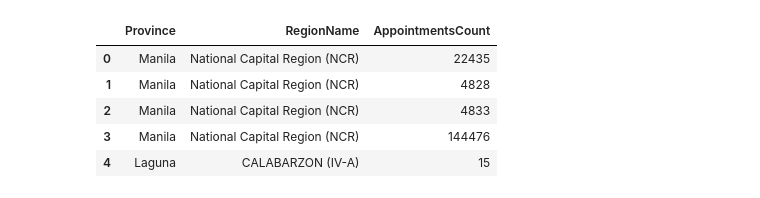
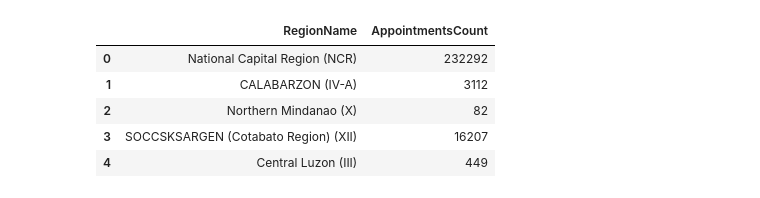
Before and after one commit to anaj00/STADVDB-MC01, a Jupyter notebook: operations/roll-up/rollup.ipynb, the cells around one changed output. Cells and saved outputs as stored; diff of their text form; code cells hidden in the pictures.

```diff
--- a/operations/roll-up/rollup.ipynb
+++ b/operations/roll-up/rollup.ipynb
@@ -50,24 +86,23 @@ plt.show()
 # %%
 query = '''
 SELECT
-    c.Province,
     c.RegionName,
     COUNT(a.apptid) AS AppointmentsCount
 FROM
     clinics c
 JOIN
     appointments a ON c.clinicid = a.clinicid
 GROUP BY
-    c.City, c.Province, c.RegionName;
+    c.RegionName;
 '''
 
-df = pd.read_sql(query, engine)
-df.head()
+region_count_df = pd.read_sql(query, engine)
+region_count_df.head()
 # %% [output]
-|  | Province | RegionName | AppointmentsCount |
-| 0 | Manila | National Capital Region (NCR) | 22435 |
-| 1 | Manila | National Capital Region (NCR) | 4828 |
-| 2 | Manila | National Capital Region (NCR) | 4833 |
-| 3 | Manila | National Capital Region (NCR) | 144476 |
-| 4 | Laguna | CALABARZON (IV-A) | 15 |
+|  | RegionName | AppointmentsCount |
+| 0 | National Capital Region (NCR) | 232292 |
+| 1 | CALABARZON (IV-A) | 3112 |
+| 2 | Northern Mindanao (X) | 82 |
+| 3 | SOCCSKSARGEN (Cotabato Region) (XII) | 16207 |
+| 4 | Central Luzon (III) | 449 |
 # %%
```
Also changed, not shown: parts of 16 cells of this notebook, 1 other file.
